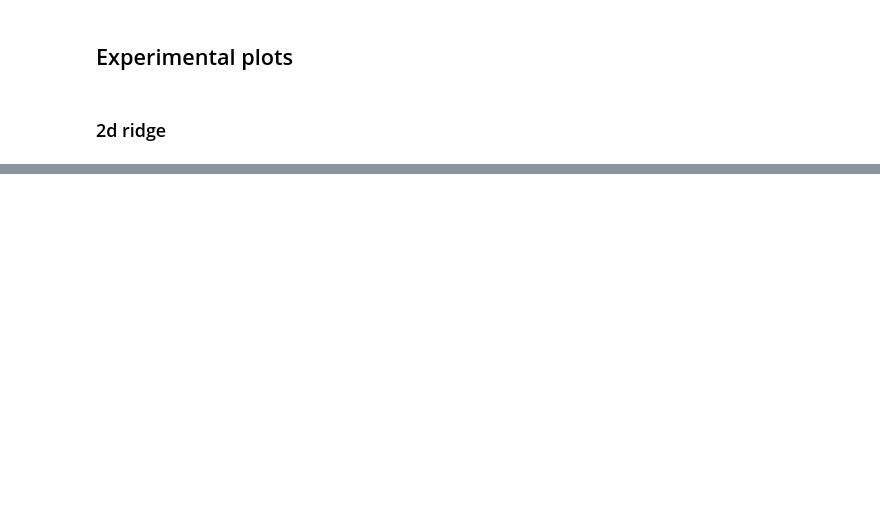
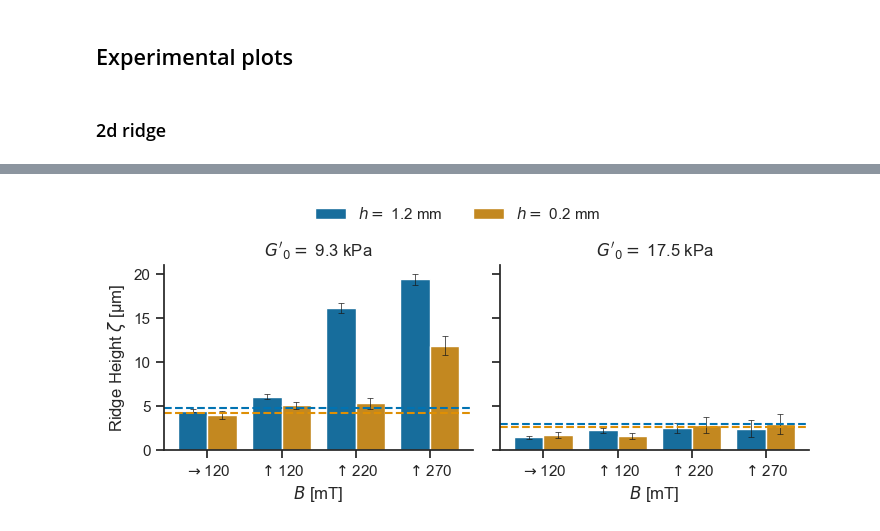
Before and after one commit to rk-exxec/ridge_evaluation, a Jupyter notebook: plot_paper_lwo_b_vs_quer.ipynb, the cells around one changed output, grey strips where cells are left out. Cells and saved outputs as stored; diff of their text form; code cells hidden in the pictures; blank space fills up the shorter version.

```diff
--- a/plot_paper_lwo_b_vs_quer.ipynb
+++ b/plot_paper_lwo_b_vs_quer.ipynb
@@ -263 +236,66 @@ grid.savefig(plot_out_dir / "peak_compare_magn.pdf")
+# %%
+def catplot_error(err, hue=None, col=None, row=None, data:pd.DataFrame =None, **kwargs) -> sns.FacetGrid:
+    if err is None: raise ValueError("err not given")
+
+    bar_lbl_fmt = kwargs.pop('bar_lbl_fmt',"%.0f")
+    facet: sns.FacetGrid = sns.catplot(data=data, col=col, row=row, hue=hue, **kwargs)
+    ax_arr = facet.axes
+    _error_df = data.copy(True)
+
+    _error_df.sort_values(hue,inplace=True)
+    _error_grps = _error_df.groupby(col)
+
+    for ax, grp  in zip(ax_arr.ravel(order='F'), _error_grps.groups):
+        # error bar
+        x_coords = [p.get_x() + 0.5*p.get_width() for p in ax.patches]
+        y_coords = [p.get_height() for p in ax.patches]
+
+        err_val = _error_grps.get_group(grp)[err]
+
+        plt.sca(ax)
+        plt.errorbar(x=x_coords[:len(err_val)], y=y_coords[:len(err_val)], yerr=err_val, fmt="none", c="k", capsize=2, elinewidth=.5, capthick=.5)
+
+
+    return facet
+
+ordered_data = master_data.sort_values(by=["magn","G","th"], key=lambda x: x.map({"$\\rightarrow$120":0,"$\\uparrow$120":1,"$\\uparrow$220":2,"$\\uparrow$270":3}))
+
+ordered_data["peak_height_roll"] = ordered_data["y"].apply(lambda x: pd.Series(np.asarray(x)).rolling(25, center=True).mean().max())
+ordered_data["peak_height_roll_err"] = ordered_data["y_err"].apply(lambda x: pd.Series(np.asarray(x)).rolling(25, center=True).mean().max())
+sns.set_theme(palette="colorblind", style="ticks")
+
+hline = master_data.groupby(["G","th"])
+
+grid = catplot_error(data=ordered_data, x="magn", y="peak_height_roll", err="peak_height_roll_err", hue="th", col="G", kind="bar",
+                     sharey=True, aspect=1, height=3, legend_out=True, col_order=["9.3 kPa","17.5 kPa"])
+# iterate through axes
+
+for ax in grid.axes.ravel():
+    if  "9.3 kPa" in ax.get_title():
+        softness = "S"
+    else:
+        softness = "H"
+
+    palette = sns.color_palette()
+    ax.axhline(fit_max[f"{softness}_thick"], color=palette[0], linestyle="--")
+    ax.axhline(fit_max[f"{softness}_thin"], color=palette[1], linestyle="--")
+    # add annotations
+    # for c in ax.containers:
+    #     # add custom labels with the labels=labels parameter if needed
+    #     # labels = [f'{round(h,1):.1f}' if (h := v.get_height()) > 0 else '' for v in c]
+    #     # ax.bar_label(c, label_type='edge', labels=labels)
+    # ax.margins(y=0.2)
+# grid.figure.tight_layout()
+# grid.legend.set_title("Thickness [mm]")
+# legend on top
+# grid.add_legend(title="Thickness [mm]", loc="upper center", bbox_to_anchor=(0.5, 1.1), ncol=2)
+sns.move_legend(grid, "upper center", bbox_to_anchor=(0.5, 1.1), ncol=2, title=None)
+# grid.legend.set_title("Thickness [mm]")
+grid.set_titles(col_template="$G'_0=$ {col_name}", row_template="")
+grid.set_xlabels("$B$ [mT]")
+grid.set_ylabels("Ridge Height $\\zeta$ [µm]")
+plt.tight_layout()
+grid.savefig(plot_out_dir / "peak_compare_magn.pdf")
+# %% [output]
+[figure, added]
 # %%
```
Also changed, not shown: parts of 6 cells of this notebook.
